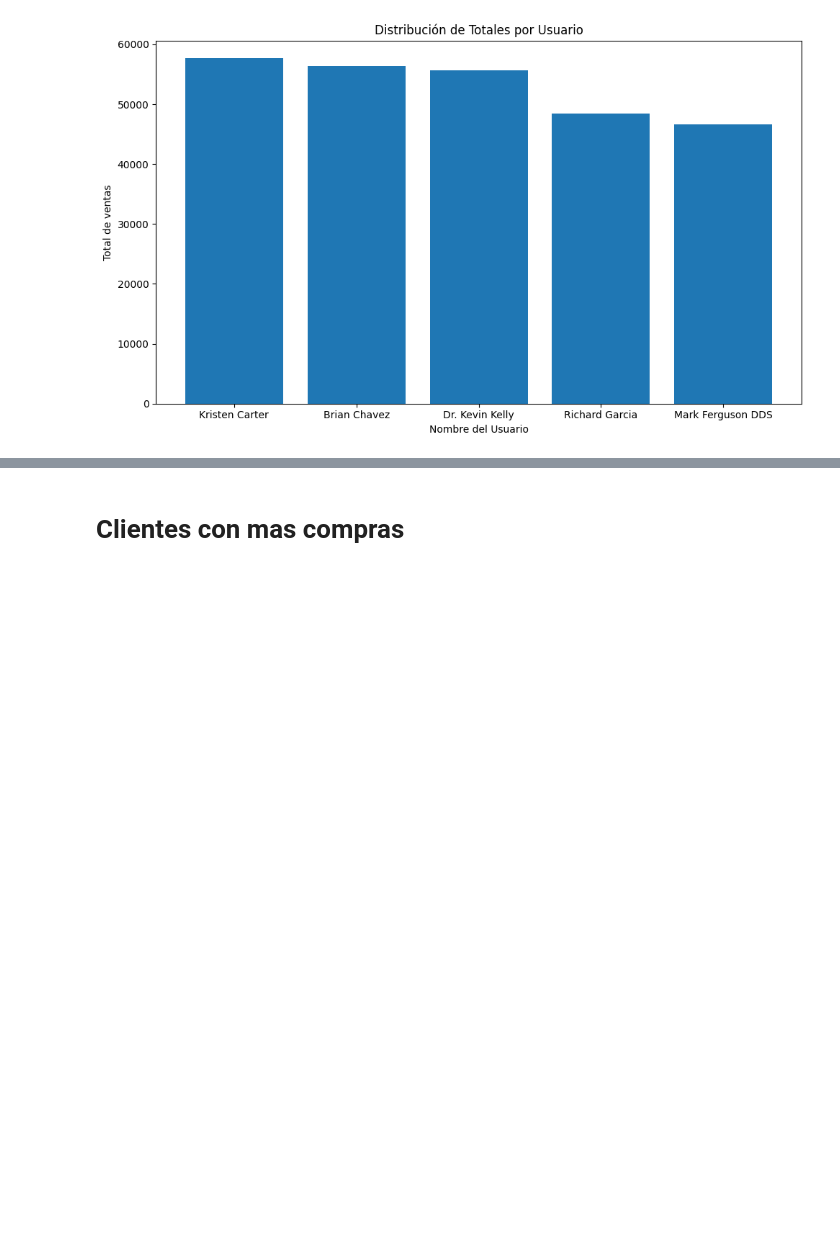
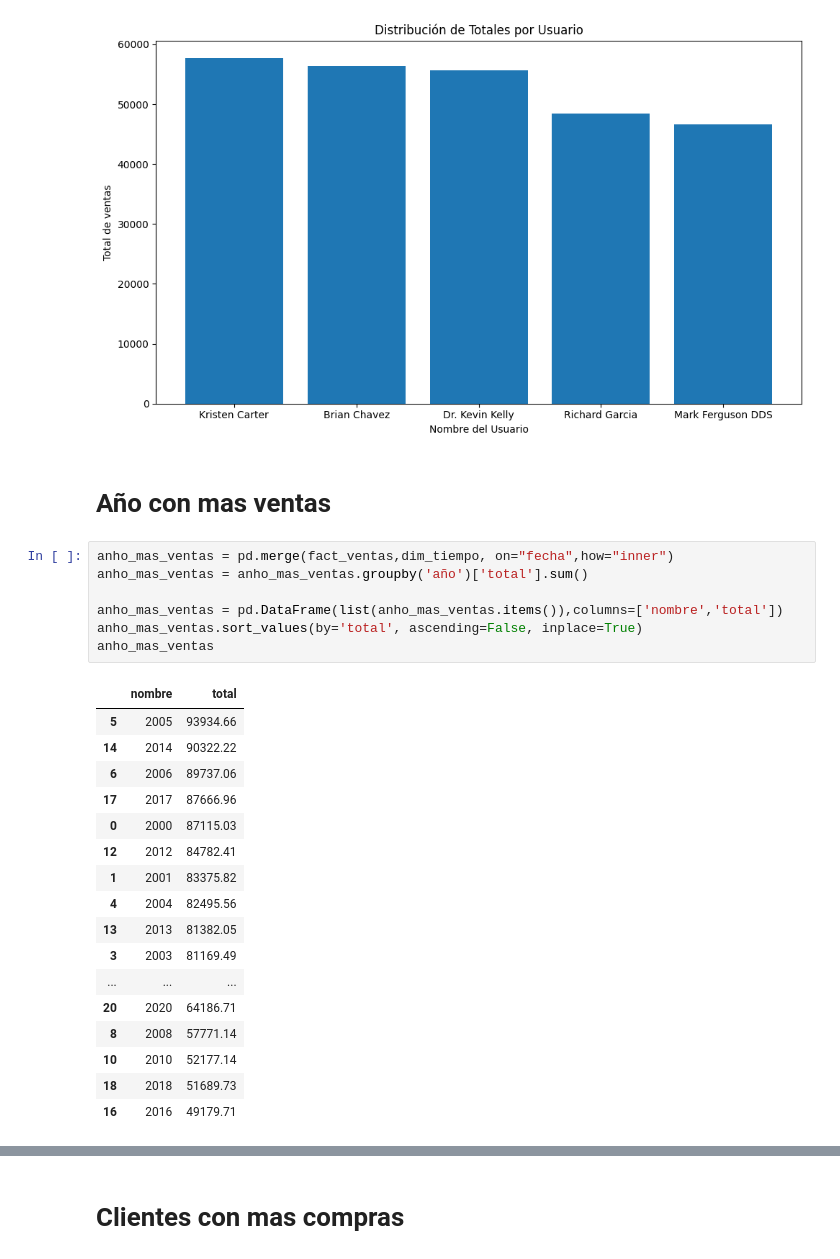
Before and after one commit to esnorki2008/Proyecto-Final-Ciencia-de-Datos-en-Python, a Jupyter notebook: DASHBOARD/DASHBOARD.ipynb, the cells around one changed output, grey strips where cells are left out. Drawn from its saved outputs; the diff is of its cells as text; blank space fills up the shorter version.

```diff
--- a/DASHBOARD/DASHBOARD.ipynb
+++ b/DASHBOARD/DASHBOARD.ipynb
@@ -199,3 +167,30 @@ plt.tight_layout()
 plt.show()
 # %% [output]
 [figure]
+# %% [markdown]
+# Año con mas ventas
+# %%
+anho_mas_ventas = pd.merge(fact_ventas,dim_tiempo, on="fecha",how="inner")
+anho_mas_ventas = anho_mas_ventas.groupby('año')['total'].sum()
+
+anho_mas_ventas = pd.DataFrame(list(anho_mas_ventas.items()),columns=['nombre','total'])
+anho_mas_ventas.sort_values(by='total', ascending=False, inplace=True)
+anho_mas_ventas
+# %% [output]
+|  | nombre | total |
+| 5 | 2005 | 93934.66 |
+| 14 | 2014 | 90322.22 |
+| 6 | 2006 | 89737.06 |
+| 17 | 2017 | 87666.96 |
+| 0 | 2000 | 87115.03 |
+| 12 | 2012 | 84782.41 |
+| 1 | 2001 | 83375.82 |
+| 4 | 2004 | 82495.56 |
+| 13 | 2013 | 81382.05 |
+| 3 | 2003 | 81169.49 |
+| ... | ... | ... |
+| 20 | 2020 | 64186.71 |
+| 8 | 2008 | 57771.14 |
+| 10 | 2010 | 52177.14 |
+| 18 | 2018 | 51689.73 |
+| 16 | 2016 | 49179.71 |
```
Also changed, not shown: parts of 11 cells of this notebook.
